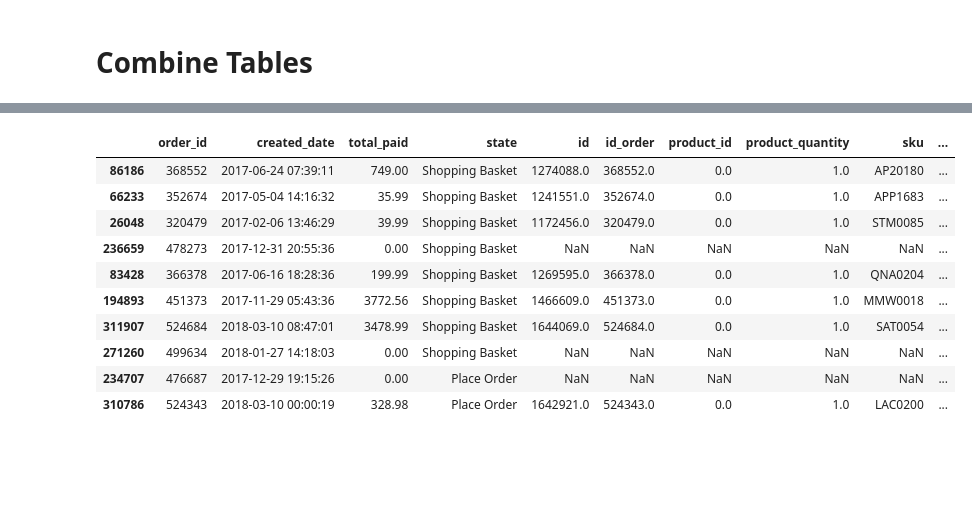
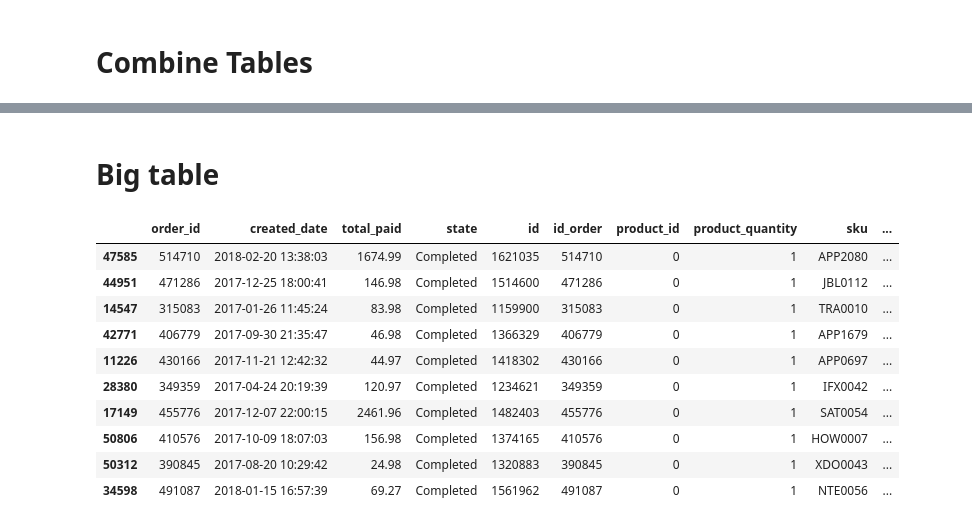
Before and after one commit to FindWhatYou/Pandas_Exercises, a Jupyter notebook: 7_Data_Cleaning.ipynb, the cells around one changed output, grey strips where cells are left out. Saved outputs shown, nothing was run; the diff lists cells and outputs as text; code cells hidden in the pictures; blank space fills up the shorter version.

```diff
--- a/7_Data_Cleaning.ipynb
+++ b/7_Data_Cleaning.ipynb
@@ -458,0 +817,4 @@ orderlines[orderlines.product_quantity ==2]
+# %%
+#Drop columns
+orderlines_2sp = orderlines_2sp.drop(['unit_price'], axis=1)
+orderlines_2sp
@@ -481,0 +890,9 @@ orderlines.sku.nunique()
+# %%
+orderlines_in_prod = orderlines_2sp.merge(
+    products_3sp,
+    how = "left",
+    left_on = 'sku',
+    right_on = 'sku'
+)
+
+len(set(orderlines_in_prod.sku)), len(set(orderlines_2sp.sku))
@@ -481,0 +937,2 @@ orderlines.sku.nunique()
+# %%
+drop_ids = list(orderlines_in_prod[orderlines_in_prod['type'].isna()].id_order.drop_duplicates())
@@ -481,0 +949,7 @@ orderlines.sku.nunique()
+# %%
+# Convert drop_ids to a set for faster membership checking
+drop_ids_set = set(drop_ids)
+
+# Filter rows with existing index values
+orders_3sp_comp = orders_2sp_comp.set_index("order_id").loc[lambda x: x.index.isin(drop_ids_set) == False].reset_index()
+orders_3sp_comp
@@ -482,32 +970,34 @@ orderlines.sku.nunique()
+# %% [markdown]
+# Big table
 # %%
 all_commbine = (
-orders_1sp
+orders_3sp_comp
  .merge(
     orderlines_1sp,
-    how = "left",
+    how = "inner",
     left_on ="order_id",
     right_on ="id_order")
  .merge(
-    products_2sp,
-    how = "left",
+    products_3sp,
+    how = "inner",
     left_on = "sku",
     right_on = "sku")
  .copy()
 )
 
 all_commbine.sample(10)
 # %% [output]
 |  | order_id | created_date | total_paid | state | id | id_order | product_id | product_quantity | sku | ... |
-| 86186 | 368552 | 2017-06-24 07:39:11 | 749.00 | Shopping Basket | 1274088.0 | 368552.0 | 0.0 | 1.0 | AP20180 | ... |
-| 66233 | 352674 | 2017-05-04 14:16:32 | 35.99 | Shopping Basket | 1241551.0 | 352674.0 | 0.0 | 1.0 | APP1683 | ... |
-| 26048 | 320479 | 2017-02-06 13:46:29 | 39.99 | Shopping Basket | 1172456.0 | 320479.0 | 0.0 | 1.0 | STM0085 | ... |
-| 236659 | 478273 | 2017-12-31 20:55:36 | 0.00 | Shopping Basket | NaN | NaN | NaN | NaN | NaN | ... |
-| 83428 | 366378 | 2017-06-16 18:28:36 | 199.99 | Shopping Basket | 1269595.0 | 366378.0 | 0.0 | 1.0 | QNA0204 | ... |
-| 194893 | 451373 | 2017-11-29 05:43:36 | 3772.56 | Shopping Basket | 1466609.0 | 451373.0 | 0.0 | 1.0 | MMW0018 | ... |
-| 311907 | 524684 | 2018-03-10 08:47:01 | 3478.99 | Shopping Basket | 1644069.0 | 524684.0 | 0.0 | 1.0 | SAT0054 | ... |
-| 271260 | 499634 | 2018-01-27 14:18:03 | 0.00 | Shopping Basket | NaN | NaN | NaN | NaN | NaN | ... |
-| 234707 | 476687 | 2017-12-29 19:15:26 | 0.00 | Place Order | NaN | NaN | NaN | NaN | NaN | ... |
-| 310786 | 524343 | 2018-03-10 00:00:19 | 328.98 | Place Order | 1642921.0 | 524343.0 | 0.0 | 1.0 | LAC0200 | ... |
+| 47585 | 514710 | 2018-02-20 13:38:03 | 1674.99 | Completed | 1621035 | 514710 | 0 | 1 | APP2080 | ... |
+| 44951 | 471286 | 2017-12-25 18:00:41 | 146.98 | Completed | 1514600 | 471286 | 0 | 1 | JBL0112 | ... |
+| 14547 | 315083 | 2017-01-26 11:45:24 | 83.98 | Completed | 1159900 | 315083 | 0 | 1 | TRA0010 | ... |
+| 42771 | 406779 | 2017-09-30 21:35:47 | 46.98 | Completed | 1366329 | 406779 | 0 | 1 | APP1679 | ... |
+| 11226 | 430166 | 2017-11-21 12:42:32 | 44.97 | Completed | 1418302 | 430166 | 0 | 1 | APP0697 | ... |
+| 28380 | 349359 | 2017-04-24 20:19:39 | 120.97 | Completed | 1234621 | 349359 | 0 | 1 | IFX0042 | ... |
+| 17149 | 455776 | 2017-12-07 22:00:15 | 2461.96 | Completed | 1482403 | 455776 | 0 | 1 | SAT0054 | ... |
+| 50806 | 410576 | 2017-10-09 18:07:03 | 156.98 | Completed | 1374165 | 410576 | 0 | 1 | HOW0007 | ... |
+| 50312 | 390845 | 2017-08-20 10:29:42 | 24.98 | Completed | 1320883 | 390845 | 0 | 1 | XDO0043 | ... |
+| 34598 | 491087 | 2018-01-15 16:57:39 | 69.27 | Completed | 1561962 | 491087 | 0 | 1 | NTE0056 | ... |
 # %%
 (
 all_commbine[(all_commbine.product_quantity == 1)
```
Also changed, not shown: parts of 82 cells of this notebook.
